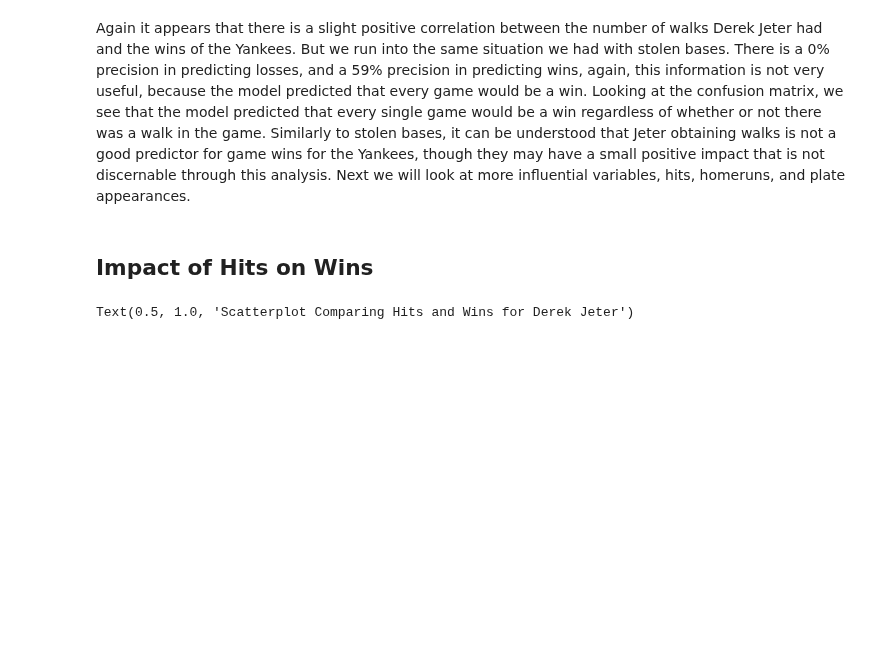
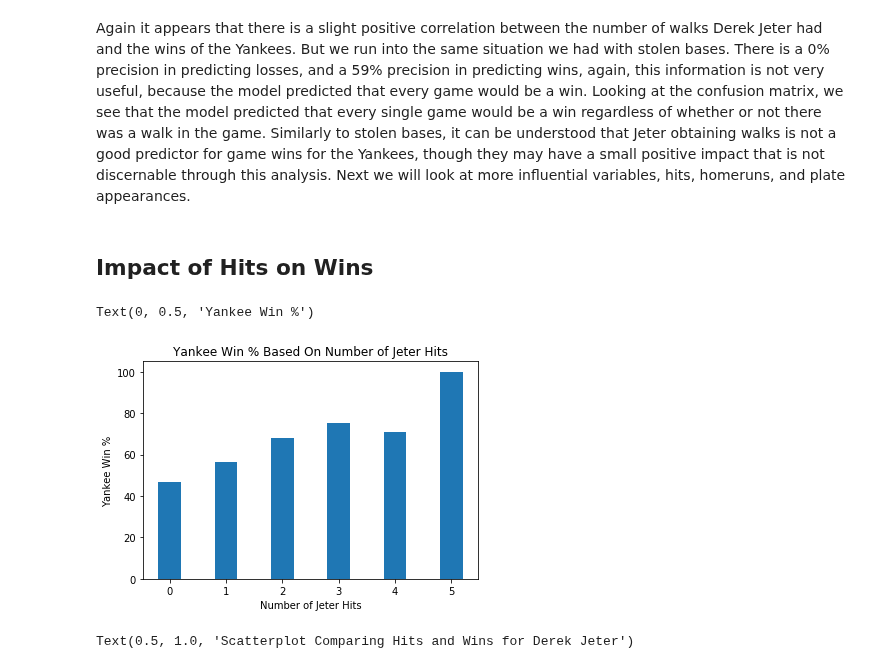
Before and after one commit to mattmaitland1/DerekJeterAnalysis, a Jupyter notebook: Project.ipynb, the cells around one changed output. Cells and saved outputs as stored; diff of their text form; code cells hidden in the pictures; blank space fills up the shorter version.

```diff
--- a/Project.ipynb
+++ b/Project.ipynb
@@ -278,6 +278,22 @@ The actual linear regression slope of the walks variable is 0.046
 Again it appears that there is a slight positive correlation between the number of walks Derek Jeter had and the wins of the Yankees. But we run into the same situation we had with stolen bases. There is a 0% precision in predicting losses, and a 59% precision in predicting wins, again, this information is not very useful, because the model predicted that every game would be a win. Looking at the confusion matrix, we see that the model predicted that every single game would be a win regardless of whether or not there was a walk in the game. Similarly to stolen bases, it can be understood that Jeter obtaining walks is not a good predictor for game wins for the Yankees, though they may have a small positive impact that is not discernable through this analysis. Next we will look at more influential variables, hits, homeruns, and plate appearances.
 # %% [markdown]
 ## Impact of Hits on Wins
+# %%
+zero_H = jeter.loc[jeter['H']==0]
+one_H = jeter.loc[jeter['H']==1]
+two_H = jeter.loc[jeter['H']==2]
+three_H = jeter.loc[jeter['H']==3]
+four_H = jeter.loc[jeter['H']==4]
+five_H = jeter.loc[jeter['H']==5]
+x = ['0','1','2','3','4','5']
+z = [zero_H["win"].mean()*100,one_H["win"].mean()*100,two_H["win"].mean()*100,three_H["win"].mean()*100,four_H["win"].mean()*100,five_H["win"].mean()*100]
+plt.bar(x,z,0.4)
+plt.title('Yankee Win % Based On Number of Jeter Hits')
+plt.xlabel("Number of Jeter Hits")
+plt.ylabel("Yankee Win %")
+# %% [output]
+Text(0, 0.5, 'Yankee Win %')
+[figure, added]
 # %%
 sns.regplot(data = jeter, x = 'H', y = 'win')
 plt.show
```
Also changed, not shown: parts of 1 cell of this notebook.
